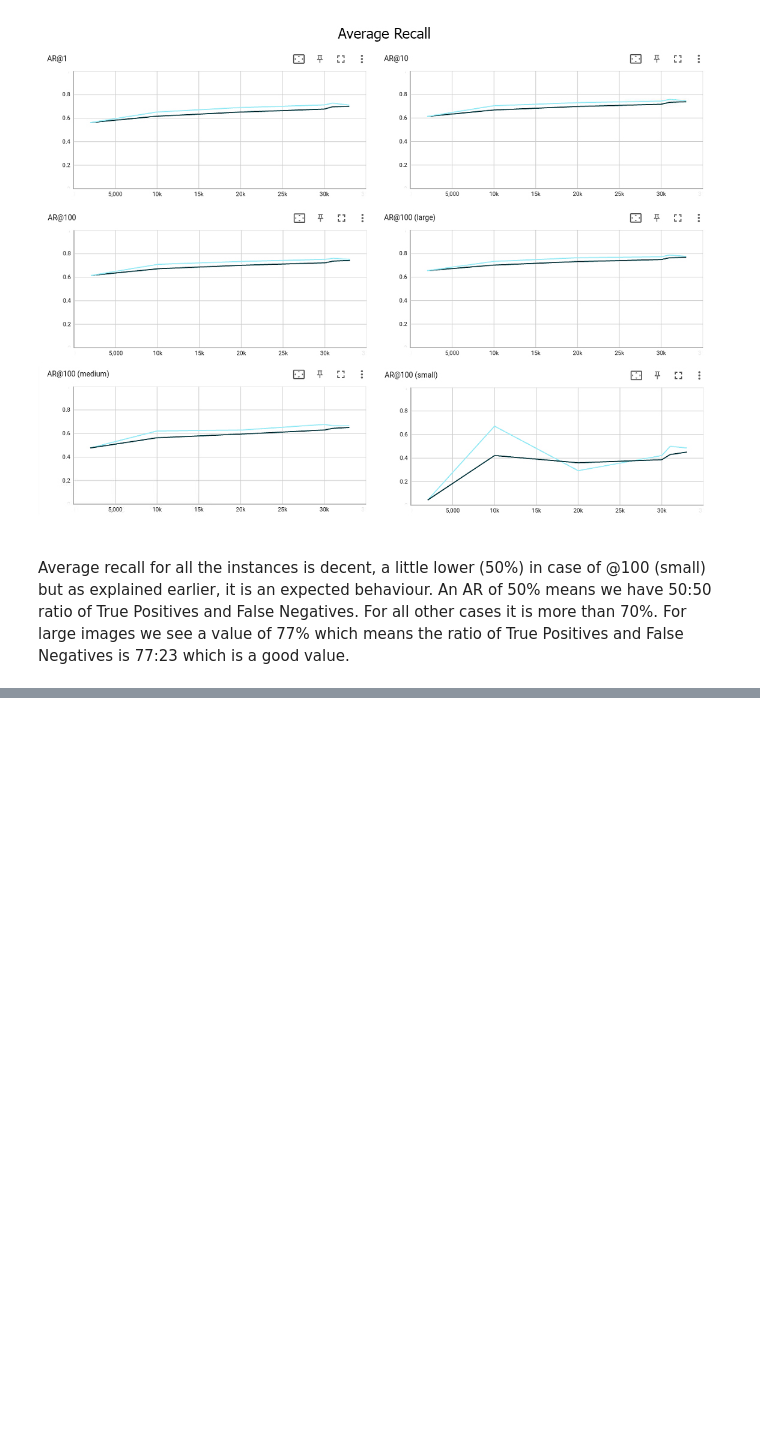
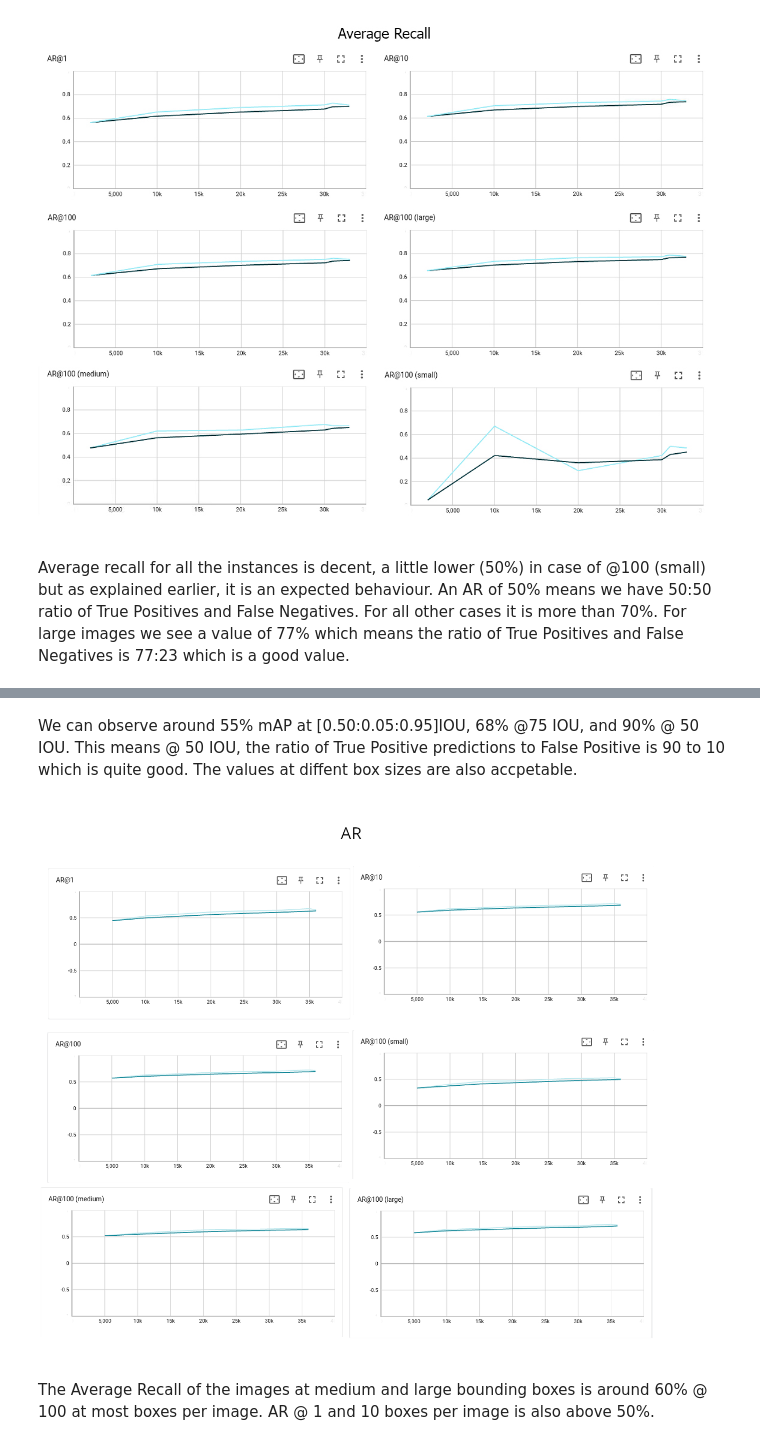
Before and after one commit to AbdullahTabassam/Custom-Object-Detection, a Jupyter notebook: JupyterNotebooks/3 - Evaluation.ipynb, the cells around one changed output, grey strips where cells are left out. Drawn from its saved outputs; the diff is of its cells as text; code cells hidden in the pictures; blank space fills up the shorter version.

```diff
--- a/JupyterNotebooks/3 - Evaluation.ipynb
+++ b/JupyterNotebooks/3 - Evaluation.ipynb
@@ -79,0 +110,8 @@ Average recall for all the instances is decent, a little lower (50%) in case of
+# %% [markdown]
+We can observe around 55% mAP at [0.50:0.05:0.95]IOU, 68% @75 IOU, and 90% @ 50 IOU. This means @ 50 IOU, the ratio of True Positive predictions to False Positive is 90 to 10 which is quite good. The values at diffent box sizes are also accpetable.
+# %%
+Image(filename='tensorboard_plots/SSD/AR/AR_.PNG')
+# %% [output]
+[figure, added]
+# %% [markdown]
+The Average Recall of the images at medium and large bounding boxes is around 60% @ 100 at most boxes per image.  AR @ 1 and 10 boxes per image is also above 50%.
```
Also changed, not shown: parts of 5 cells of this notebook.
